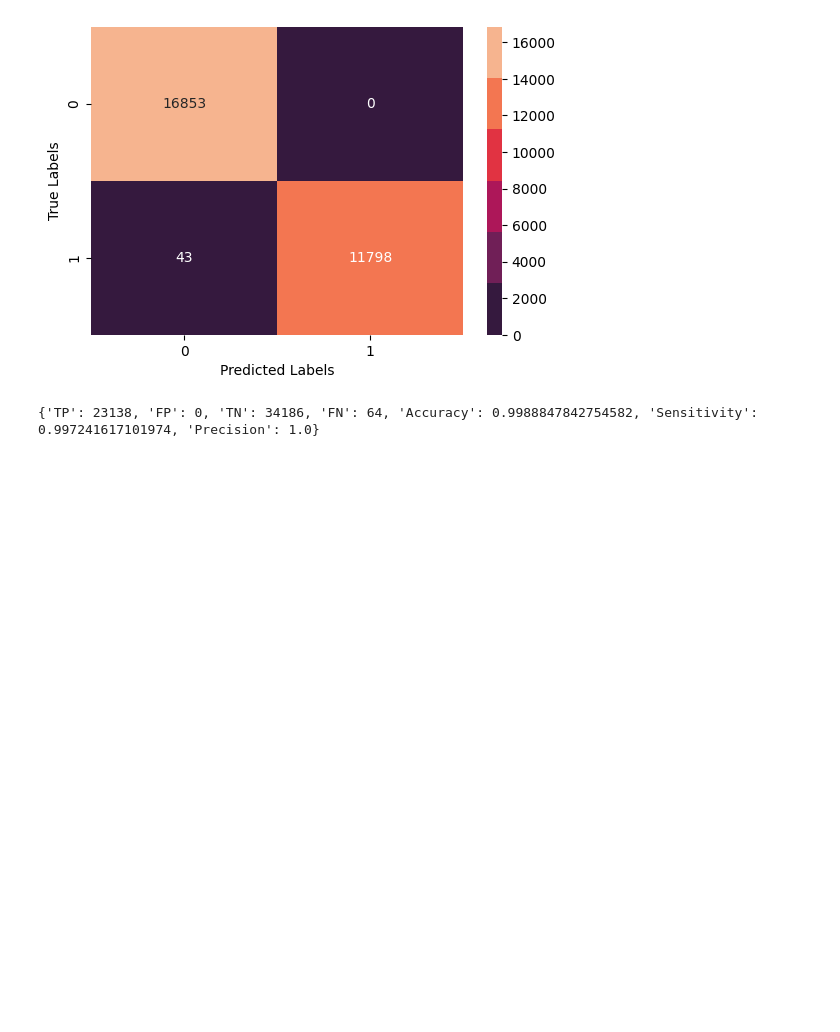
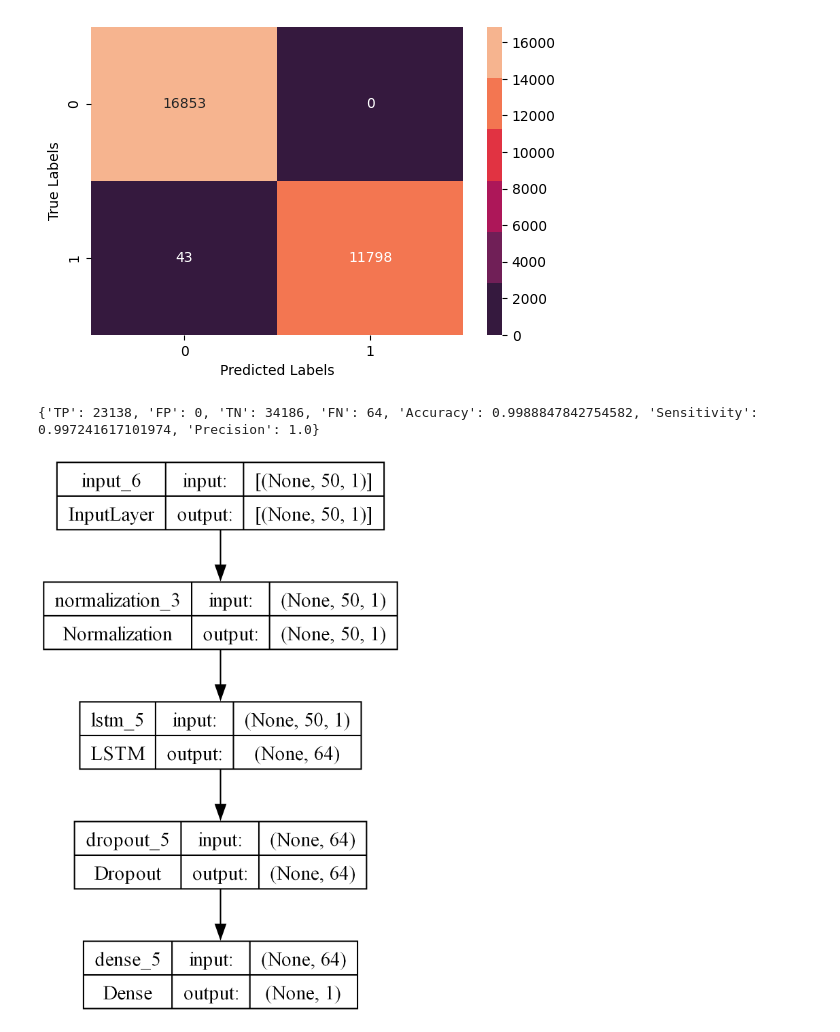
Before and after one commit to KulsonKula/Chaotic-model-dection, a Jupyter notebook: src/model_test.IPYNB, the cells around one changed output. Cells and saved outputs as stored; diff of their text form; code cells hidden in the pictures; blank space fills up the shorter version.

```diff
--- a/src/model_test.IPYNB
+++ b/src/model_test.IPYNB
@@ -88,3 +84,14 @@ print(result_100)
 897/897 [==============================] - 49s 55ms/step
 [figure]
 {'TP': 23138, 'FP': 0, 'TN': 34186, 'FN': 64, 'Accuracy': 0.9988847842754582, 'Sensitivity': 0.997241617101974, 'Precision': 1.0}
+# %%
+import matplotlib.pyplot as plt
+from tensorflow.keras.utils import plot_model
+import shutil
+
+
+plot_file = 'test.png'
+
+plot_model(model_lstm_50, to_file=plot_file, show_shapes=True, show_layer_names=True,dpi=300)
+# %% [output]
+[figure, added]
```
Also changed, not shown: parts of 2 cells of this notebook, 3 other files.
